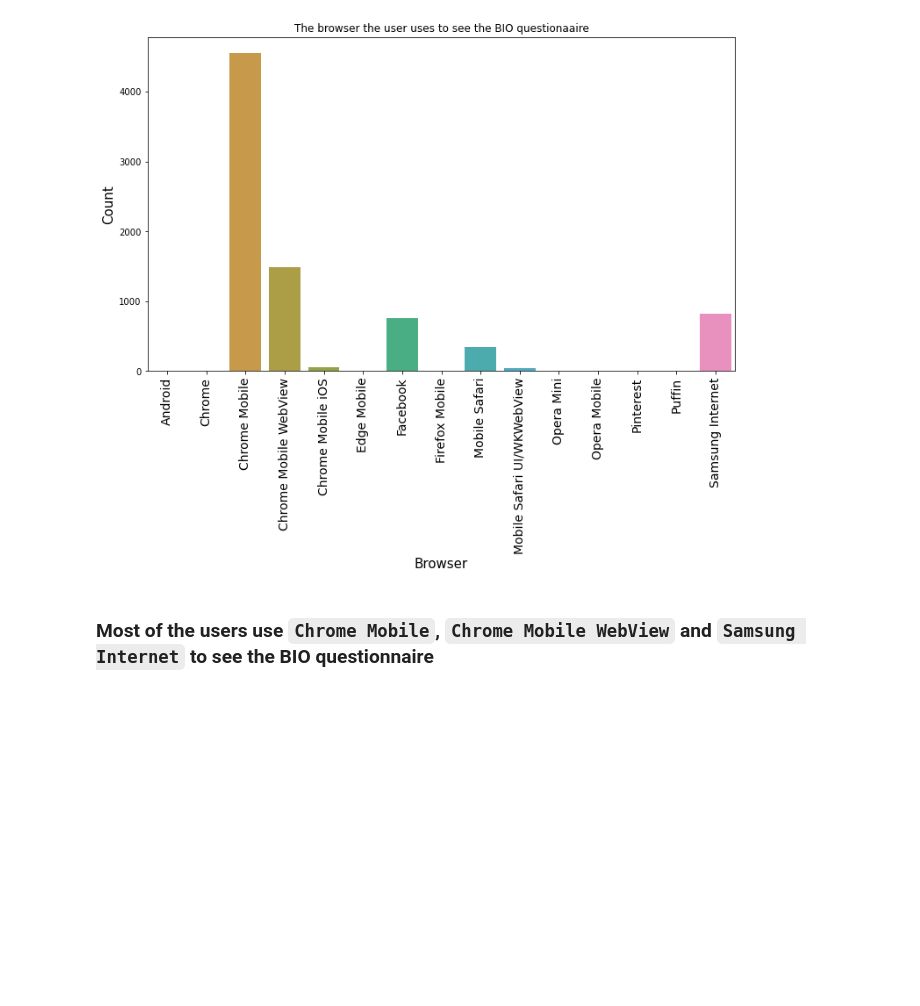
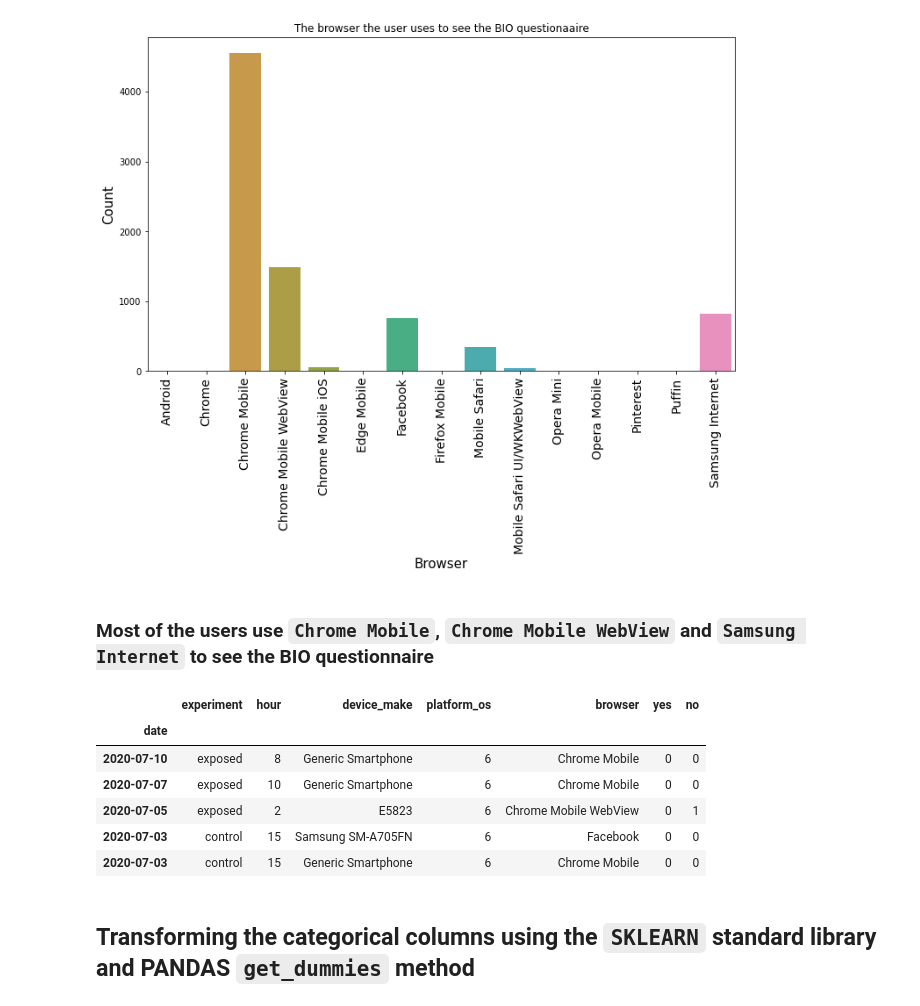
Before and after one commit to comsavvy/A-B-Hypothesis-testing, a Jupyter notebook: w4.ipynb, the cells around one changed output. Cells and saved outputs as stored; diff of their text form; code cells hidden in the pictures; blank space fills up the shorter version.

````diff
--- a/w4.ipynb
+++ b/w4.ipynb
@@ -158,3 +158,17 @@ plt.title('The browser the user uses to see the BIO questionaaire');
 [figure]
 # %% [markdown]
 ### Most of the users use ```Chrome Mobile```, ```Chrome Mobile WebView``` and ```Samsung Internet``` to see the BIO questionnaire
+# %%
+training_data= data.iloc[:, 1:].copy()
+# %%
+training_data.head()
+# %% [output]
+|  | experiment | hour | device_make | platform_os | browser | yes | no |
+| date |  |  |  |  |  |  |  |
+| 2020-07-10 | exposed | 8 | Generic Smartphone | 6 | Chrome Mobile | 0 | 0 |
+| 2020-07-07 | exposed | 10 | Generic Smartphone | 6 | Chrome Mobile | 0 | 0 |
+| 2020-07-05 | exposed | 2 | E5823 | 6 | Chrome Mobile WebView | 0 | 1 |
+| 2020-07-03 | control | 15 | Samsung SM-A705FN | 6 | Facebook | 0 | 0 |
+| 2020-07-03 | control | 15 | Generic Smartphone | 6 | Chrome Mobile | 0 | 0 |
+# %% [markdown]
+## Transforming the categorical columns using the ```SKLEARN``` standard library and PANDAS ```get_dummies``` method
````
Also changed, not shown: parts of 19 cells of this notebook.
